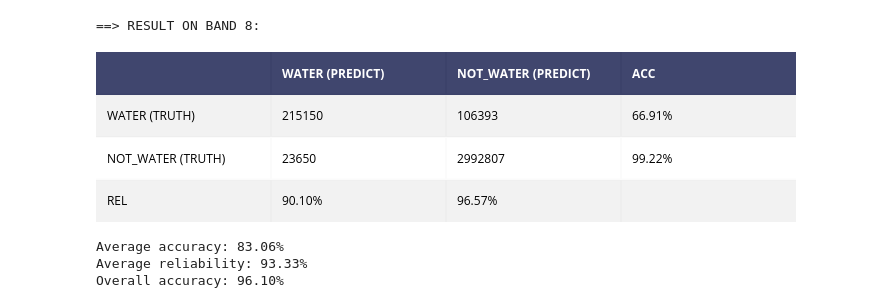
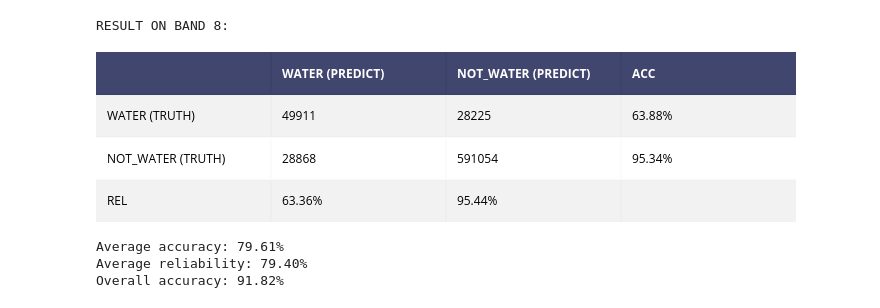
Before and after one commit to junjchen/jarvis, a Jupyter notebook: water_body_extraction/script.ipynb, the cells around one changed output. Cells and saved outputs as stored; diff of their text form; code cells hidden in the pictures.

```diff
--- a/water_body_extraction/script.ipynb
+++ b/water_body_extraction/script.ipynb
@@ -84,2 +8,3 @@ class ImageFact:
 # %%
-i = ImageFact('6070_2_3', ['7', '8'])
+#i = ImageFact('6070_2_3', ['7', '8'])
+i = ImageFact('6100_2_2', ['7', '8'])
@@ -87,8 +33,8 @@ i = ImageFact('6070_2_3', ['7', '8'])
 # Split train and test groups
 
 # reduced training samples size
-tr_img_m_bands = np.dstack((i.img_m_full[2000:3000], i.combined_labels[2000:3000]))
-#ts_img_m_bands = np.dstack((i.img_m_full[1500:3350], i.combined_labels[1500:3350]))
+tr_img_m_bands = np.dstack((i.img_m, i.combined_labels))
+# ts_img_m_bands = np.dstack((i.img_m, i.combined_labels))
 
 tr_water_dn = tr_img_m_bands[1 == tr_img_m_bands[:,:,8]]
 tr_non_water_dn = tr_img_m_bands[0 == tr_img_m_bands[:,:,8]]
@@ -200,29 +138,23 @@ High five! You successfuly sent some data to your account on plotly. View your p
 # %%
-# Band 3, 4, 5, 6 not fit for classification, use band 1, 2, 7, 8 for density slicing
-def density_slicing(band, lower_limit, upper_limit):
+# band 6, 8 for density slicing
+def density_slicing(data, band, lower_limit, upper_limit):
     tp = tn = fp = fn = 0
-    band_data = tr_img_m_bands[:, :, [band-1, 8]].reshape(-1, 2)
+    band_data = data[:, :, [band-1, 8]].reshape(-1, 2)
     for d in band_data:
         dn = d[0]
         lb = d[1]
-        if lower_limit <= dn and upper_limit >= dn:
+        if lower_limit >= dn or upper_limit <= dn:
+            if lb == 0:
+                tn += 1
+            else:
+                fn += 1
+        else:
             if lb == 1:
                 tp += 1
             else:
                 fp += 1
-        else:
-            if lb == 0:
-                tn += 1
-            else:
-                fn += 1
 
     return tp, tn, fp, fn
-
-
-b1_tp, b1_tn, b1_fp, b1_fn = density_slicing(1, 256, 267)
-b2_tp, b2_tn, b2_fp, b2_fn = density_slicing(2, 249, 265)
-b7_tp, b7_tn, b7_fp, b7_fn = density_slicing(7, 165, 225)
-b8_tp, b8_tn, b8_fp, b8_fn = density_slicing(8, 115, 156)
 # %%
 def analyze_result(tp, tn, fp, fn):
     table = ff.create_table([
@@ -267,9 +190,10 @@ Overall accuracy: 95.53%
 # %%
-print('==> RESULT ON BAND 8:')
+print('RESULT ON BAND 8:')
+b8_tp, b8_tn, b8_fp, b8_fn = density_slicing(tr_img_m_bands, 8, 116, 200)
 analyze_result(b8_tp, b8_tn, b8_fp, b8_fn)
 # %% [output]
-==> RESULT ON BAND 8:
+RESULT ON BAND 8:
-[figure, old version]
+[figure, new version]
-Average accuracy: 83.06%
-Average reliability: 93.33%
-Overall accuracy: 96.10%
+Average accuracy: 79.61%
+Average reliability: 79.40%
+Overall accuracy: 91.82%
```
Also changed, not shown: parts of 28 cells of this notebook, 2 other files.
